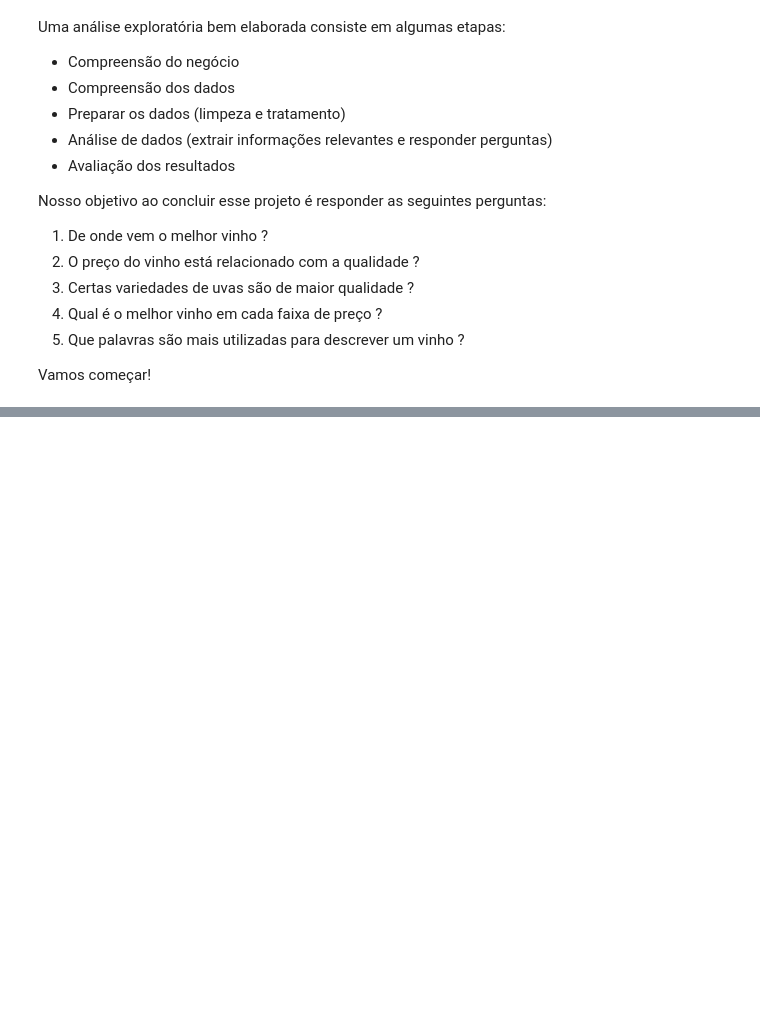
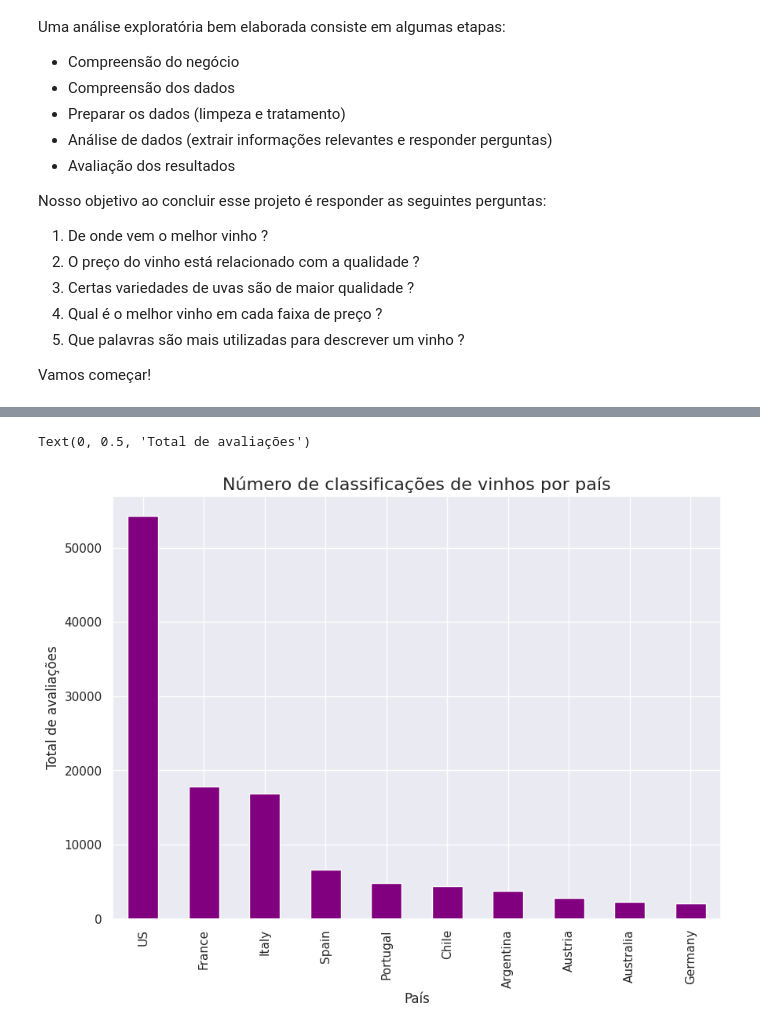
Before and after one commit to Niltonguerra/mineracaoDeDados6Semestre, a Jupyter notebook: Nilton_Dionisio_Guerra_P1.ipynb, the cells around one changed output, grey strips where cells are left out. Cells and saved outputs as stored; diff of their text form; code cells hidden in the pictures; blank space fills up the shorter version.

```diff
--- a/Nilton_Dionisio_Guerra_P1.ipynb
+++ b/Nilton_Dionisio_Guerra_P1.ipynb
@@ -31,0 +207,3 @@ Vamos começar!
+# %%
+country_top_10 = df1['country'].value_counts()[:10]
+country_top_10
@@ -31,0 +224,9 @@ Vamos começar!
+# %%
+plt.figure(figsize=(10,7))
+country_top_10.plot(kind = 'bar', color = 'purple')
+plt.title('Número de classificações de vinhos por país', fontsize= 16)
+plt.xlabel('País')
+plt.ylabel('Total de avaliações')
+# %% [output]
+Text(0, 0.5, 'Total de avaliações')
+[figure, added]
```
Also changed, not shown: parts of 16 cells of this notebook.
